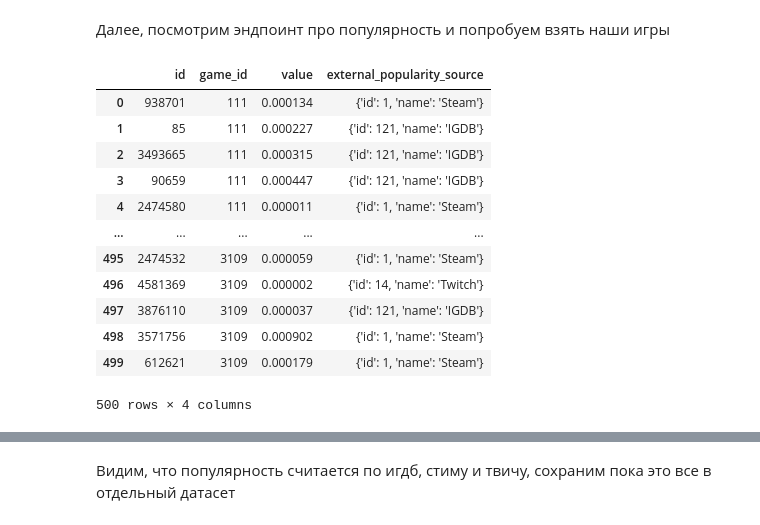
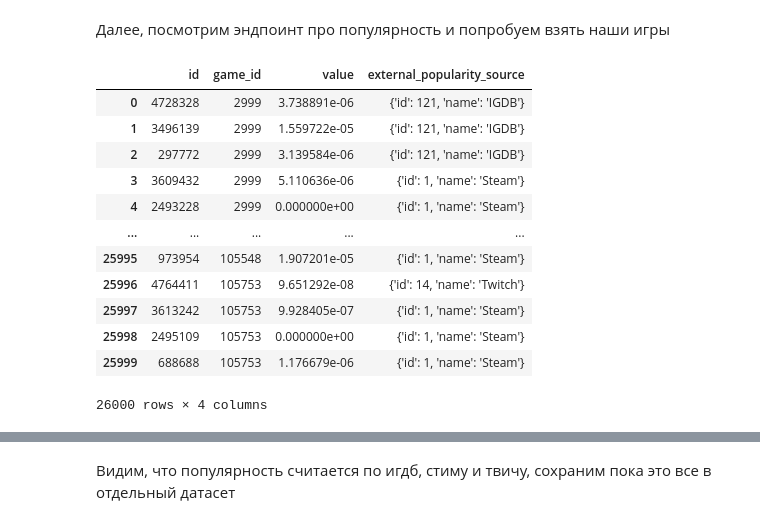
Before and after one commit to ylevennn/smadimo-gp-2, a Jupyter notebook: src/api/igdb.ipynb, the cells around one changed output, grey strips where cells are left out. Cells and saved outputs as stored; diff of their text form; code cells hidden in the pictures.

```diff
--- a/src/api/igdb.ipynb
+++ b/src/api/igdb.ipynb
@@ -32,7 +33,7 @@ access_token = os.getenv('access_token')
 
 Для начала очистим датасет от (на данный момент) ненужных столбцов и попробуем получить 500 строк, если все будет в порядке, напишем цикл, который возьмет остальные нужные (так как в igdb можно брать максимум 500 строк за раз)
 # %%
-indie = pd.read_excel('../../data/games_data_[0-500].xlsx')
-indie.info()
+df_parsed = pd.read_excel('../../data/df_parsed.xlsx')
+df_parsed.info()
 # %% [output]
 <class 'pandas.core.frame.DataFrame'>
@@ -115,20 +116,24 @@ out
 # %%
-indie = indie.head(11_000).copy()
 all = []
 
-for i in range(0, len(indie), 500):
-    ids = indie['uid'].iloc[i:i+500].astype(str).tolist()
+for i in range(0, len(df_parsed), 500):
+    ids = df_parsed['uid'].iloc[i:i+500].astype(str).tolist()
     uids = '"' + '","'.join(ids) + '"'
 
     data = f'fields uid,game; where external_game_source = 1 & uid = ({uids}); limit 500;'
-    request_games_steam = requests.post('https://api.igdb.com/v4/external_games', headers={'Client-ID': igdb_id, 'Authorization': f'Bearer {access_token}'}, data=data)
-    res = request_games_steam.json()
+    request_games_steam = requests.post('https://api.igdb.com/v4/external_games', headers={'Client-ID': igdb_id, 'Authorization': f'Bearer {access_token}'}, data=data, timeout = 60)
 
-    all += res
+    if request_games_steam.status_code == 200:
+        all += request_games_steam.json()
+    else:
+        print('batch', i//500 + 1, 'status', request_games_steam.status_code)
+
+    time.sleep(0.5)
+
 map_df = pd.DataFrame(all)
 map_df['uid'] = map_df['uid'].astype(int)
 
-out = indie.merge(map_df, on='uid', how ='left')
+out = df_parsed.merge(map_df, on='uid', how ='left')
 out
 # %% [output]
 |  | uid | name | id | game |
@@ -257,13 +260,14 @@ for i in range(0, len(prob), 500):
     data1 = f'''
     fields id, name, rating, rating_count, total_rating, total_rating_count, first_release_date; where id = ({ids_str}); limit 500;
     '''
-    request = requests.post('https://api.igdb.com/v4/games', headers={'Client-ID': igdb_id, 'Authorization': f'Bearer {access_token}'}, data=data1)
-    res = request.json()
+    request = requests.post('https://api.igdb.com/v4/games', headers={'Client-ID': igdb_id, 'Authorization': f'Bearer {access_token}'}, data=data1, timeout = 60)
+    if request.status_code == 200:
+        all += request.json()
+    else:
+        print('batch', i//500 + 1, 'status', request.status_code)
+    time.sleep(0.5)
 
-    all += res
 df_games = pd.DataFrame(all)
-if request.status_code != 200:
-    log.error('Ошибка получения игр')
 df_games
 # %% [output]
 |  | id | first_release_date | name | rating | rating_count | total_rating | total_rating_count |
@@ -304,37 +308,38 @@ log.info('Датасет успешно сохранен в файл df_games.cs
 # %%
 prob = out.copy()
 
 all = []
 
 for i in range(0, len(prob), 500):
     ids = prob['game'].iloc[i:i+500].astype(str).tolist()
     ids_str = ",".join(ids)
 
     data1 = f'''
     fields game_id, external_popularity_source.name, value; where game_id = ({ids_str}); limit 500;
     '''
-    request = requests.post('https://api.igdb.com/v4/popularity_primitives', headers={'Client-ID': igdb_id, 'Authorization': f'Bearer {access_token}'}, data=data1)
-    res = request.json()
+    request = requests.post('https://api.igdb.com/v4/popularity_primitives', headers={'Client-ID': igdb_id, 'Authorization': f'Bearer {access_token}'}, data=data1, timeout= 90)
+    if request.status_code == 200:
+        all += request.json()
+    else:
+        print('batch', i//500 + 1, 'status', request.status_code)
+    time.sleep(1)
 
-    all += res
 df_popular = pd.DataFrame(all)
-if request.status_code != 200:
-    log.error('Ошибка получения популярности игр')
 df_popular
 # %% [output]
 |  | id | game_id | value | external_popularity_source |
-| 0 | 938701 | 111 | 0.000134 | {'id': 1, 'name': 'Steam'} |
-| 1 | 85 | 111 | 0.000227 | {'id': 121, 'name': 'IGDB'} |
-| 2 | 3493665 | 111 | 0.000315 | {'id': 121, 'name': 'IGDB'} |
-| 3 | 90659 | 111 | 0.000447 | {'id': 121, 'name': 'IGDB'} |
-| 4 | 2474580 | 111 | 0.000011 | {'id': 1, 'name': 'Steam'} |
+| 0 | 4728328 | 2999 | 3.738891e-06 | {'id': 121, 'name': 'IGDB'} |
+| 1 | 3496139 | 2999 | 1.559722e-05 | {'id': 121, 'name': 'IGDB'} |
+| 2 | 297772 | 2999 | 3.139584e-06 | {'id': 121, 'name': 'IGDB'} |
+| 3 | 3609432 | 2999 | 5.110636e-06 | {'id': 1, 'name': 'Steam'} |
+| 4 | 2493228 | 2999 | 0.000000e+00 | {'id': 1, 'name': 'Steam'} |
 | ... | ... | ... | ... | ... |
-| 495 | 2474532 | 3109 | 0.000059 | {'id': 1, 'name': 'Steam'} |
-| 496 | 4581369 | 3109 | 0.000002 | {'id': 14, 'name': 'Twitch'} |
-| 497 | 3876110 | 3109 | 0.000037 | {'id': 121, 'name': 'IGDB'} |
-| 498 | 3571756 | 3109 | 0.000902 | {'id': 1, 'name': 'Steam'} |
-| 499 | 612621 | 3109 | 0.000179 | {'id': 1, 'name': 'Steam'} |
+| 25995 | 973954 | 105548 | 1.907201e-05 | {'id': 1, 'name': 'Steam'} |
+| 25996 | 4764411 | 105753 | 9.651292e-08 | {'id': 14, 'name': 'Twitch'} |
+| 25997 | 3613242 | 105753 | 9.928405e-07 | {'id': 1, 'name': 'Steam'} |
+| 25998 | 2495109 | 105753 | 0.000000e+00 | {'id': 1, 'name': 'Steam'} |
+| 25999 | 688688 | 105753 | 1.176679e-06 | {'id': 1, 'name': 'Steam'} |
-500 rows × 4 columns
+26000 rows × 4 columns
 # %%
 #сразу поправим столбец и посмотрим по каким источникам у нас популярность считается
 df_popular['external_popularity_source'] =df_popular['external_popularity_source'].apply(lambda x: x['name'])
```
Also changed, not shown: parts of 19 cells of this notebook, 11 other files.
